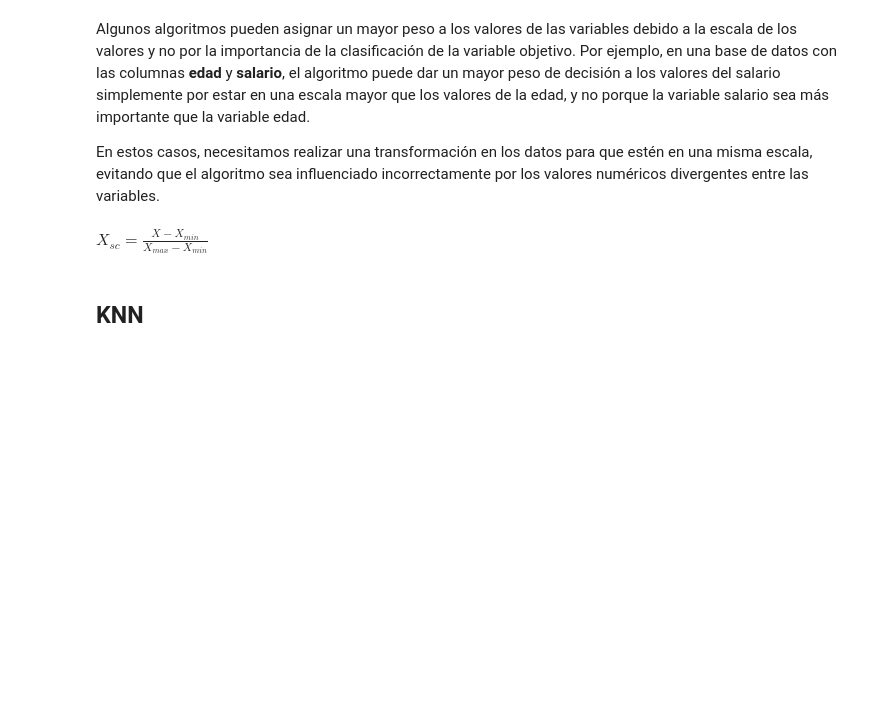
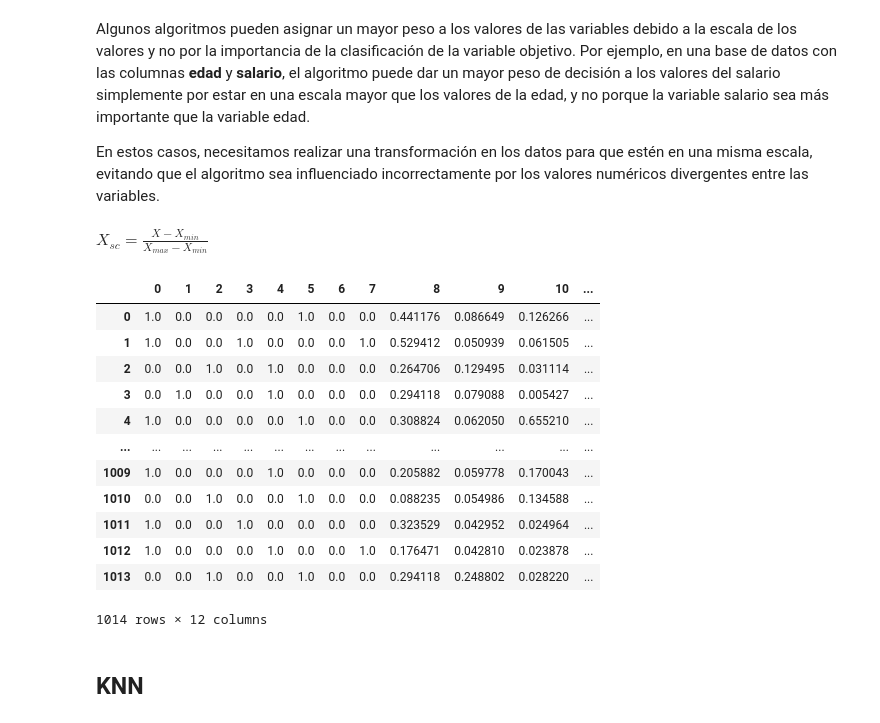
Before and after one commit to yuri19762008/001_ORACLE, a Jupyter notebook: 017_CLASIFICAR_DATOS_CON_MACHINE_LEARNING/Clasificacion_primeros_pasos.ipynb, the cells around one changed output. Cells and saved outputs as stored; diff of their text form; code cells hidden in the pictures; blank space fills up the shorter version.

```diff
--- a/017_CLASIFICAR_DATOS_CON_MACHINE_LEARNING/Clasificacion_primeros_pasos.ipynb
+++ b/017_CLASIFICAR_DATOS_CON_MACHINE_LEARNING/Clasificacion_primeros_pasos.ipynb
@@ -262,3 +331,22 @@ $X_{sc} = \frac{X - X_{min}}{X_{max} - X_{min}} $
+# %%
+normalizacion = MinMaxScaler()
+X_train_normalizado = normalizacion.fit_transform(X_train)
+# %%
+pd.DataFrame(X_train_normalizado)
+# %% [output]
+|  | 0 | 1 | 2 | 3 | 4 | 5 | 6 | 7 | 8 | 9 | 10 | ... |
+| 0 | 1.0 | 0.0 | 0.0 | 0.0 | 0.0 | 1.0 | 0.0 | 0.0 | 0.441176 | 0.086649 | 0.126266 | ... |
+| 1 | 1.0 | 0.0 | 0.0 | 1.0 | 0.0 | 0.0 | 0.0 | 1.0 | 0.529412 | 0.050939 | 0.061505 | ... |
+| 2 | 0.0 | 0.0 | 1.0 | 0.0 | 1.0 | 0.0 | 0.0 | 0.0 | 0.264706 | 0.129495 | 0.031114 | ... |
+| 3 | 0.0 | 1.0 | 0.0 | 0.0 | 1.0 | 0.0 | 0.0 | 0.0 | 0.294118 | 0.079088 | 0.005427 | ... |
+| 4 | 1.0 | 0.0 | 0.0 | 0.0 | 0.0 | 1.0 | 0.0 | 0.0 | 0.308824 | 0.062050 | 0.655210 | ... |
+| ... | ... | ... | ... | ... | ... | ... | ... | ... | ... | ... | ... | ... |
+| 1009 | 1.0 | 0.0 | 0.0 | 0.0 | 1.0 | 0.0 | 0.0 | 0.0 | 0.205882 | 0.059778 | 0.170043 | ... |
+| 1010 | 0.0 | 0.0 | 1.0 | 0.0 | 0.0 | 1.0 | 0.0 | 0.0 | 0.088235 | 0.054986 | 0.134588 | ... |
+| 1011 | 1.0 | 0.0 | 0.0 | 1.0 | 0.0 | 0.0 | 0.0 | 0.0 | 0.323529 | 0.042952 | 0.024964 | ... |
+| 1012 | 1.0 | 0.0 | 0.0 | 0.0 | 1.0 | 0.0 | 0.0 | 1.0 | 0.176471 | 0.042810 | 0.023878 | ... |
+| 1013 | 0.0 | 0.0 | 1.0 | 0.0 | 0.0 | 1.0 | 0.0 | 0.0 | 0.294118 | 0.248802 | 0.028220 | ... |
+1014 rows × 12 columns
 # %% [markdown]
 ## KNN
 # %% [markdown]
```
Also changed, not shown: parts of 32 cells of this notebook, 2 other files.
